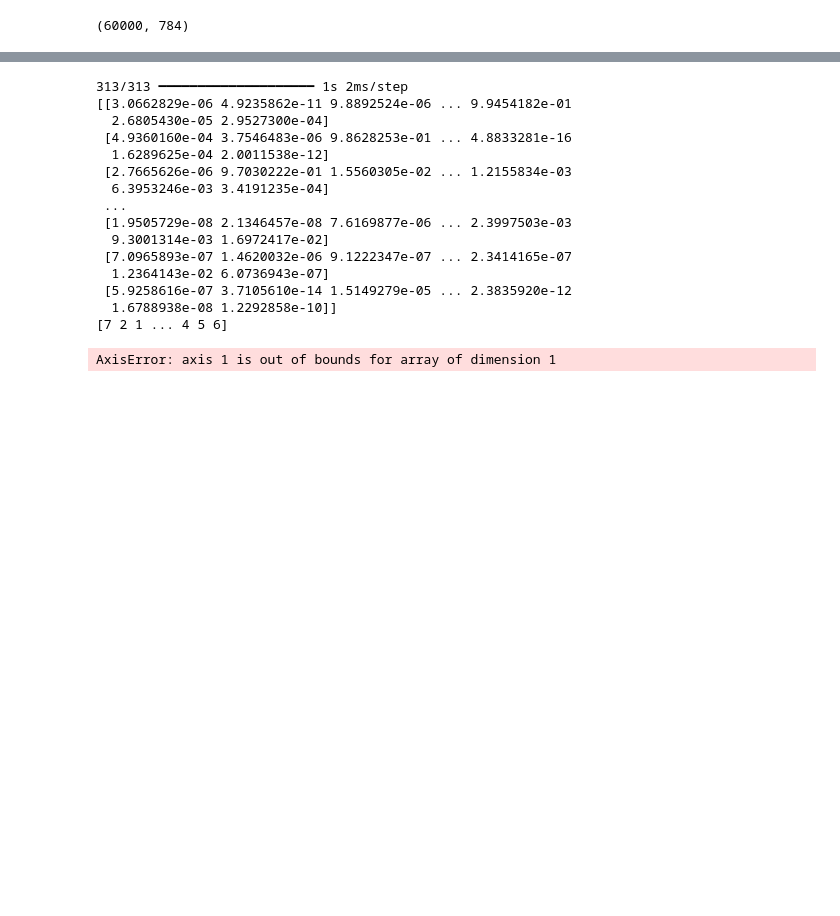
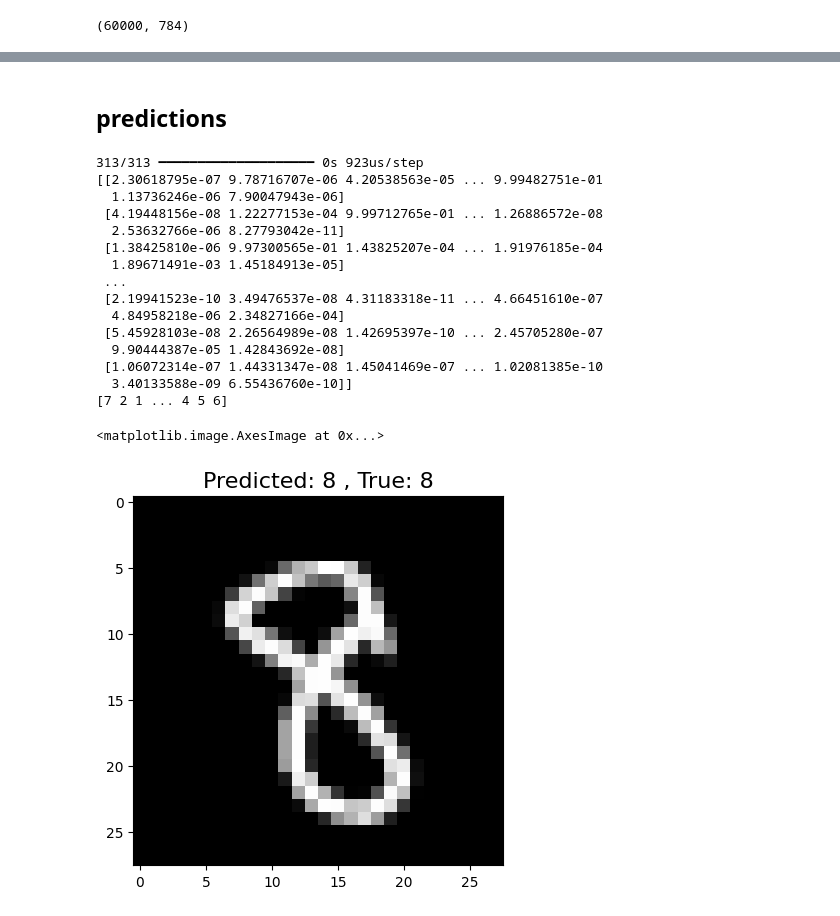
Before and after one commit to krish26/ML, a Jupyter notebook: mnist.ipynb, the cells around one changed output, grey strips where cells are left out. Cells and saved outputs as stored; diff of their text form; code cells hidden in the pictures; blank space fills up the shorter version.

Commit message:
evaluating model

```diff
--- a/mnist.ipynb
+++ b/mnist.ipynb
@@ -63,0 +85,7 @@ for i in range(num_classes):
+# %%
+#we need to make them classes not numbers , coz theese are continuous we cant feed these to model coz if there is
+#something between 4 and 5 it will predict 4.5 and we dont need that so convert to classes so it will give strictly one class
+
+#vector encoding
+y_train = keras.utils.to_categorical(y_train,num_classes)
+y_test = keras.utils.to_categorical(y_test,num_classes)
@@ -107,18 +168,13 @@ print(X_train.shape)
 # output have 10 neurons  as we want to predict 0-9 initially
 
 
+model = Sequential()
 
-model = keras.Sequential(
-    [
-        keras.layers.Dense(10,input_shape=(784,), activation='softmax')
-    ]
-)
+model.add(Dense(units=128 ,input_shape=(784,), activation='relu'))
+model.add(Dense(units=128, activation='relu'))
+model.add(Dropout(0.25))
+model.add(Dense(units=10 , activation='softmax')) #output 10 neurons
 
-model.compile(
-    optimizer = 'adam',
-    loss= 'sparse_categorical_crossentropy',
-    metrics = ['accuracy']
-)
-
-model.fit(x=X_train,y=y_train, epochs = 5 ) # epochs is how many times we train the model
+model.compile(loss='categorical_crossentropy' , optimizer='adam' , metrics=['accuracy'])
+model.summary()
 # %% [output]
@@ -135,0 +196,4 @@ Epoch 5/5
+# %%
+batch_size=512
+epoch=10
+model.fit(x=X_train, y=y_train,batch_size=batch_size,epochs=epoch)
@@ -136,32 +230,36 @@ Epoch 5/5
+# %% [markdown]
+## predictions
 # %%
 y_pred= model.predict(X_test)
-y_pred_classes = np.argmax(y_pred , axis=1)
+y_pred_classes = np.argmax(y_pred , axis=1) #goes to every row and pics high probablity of that index
 print(y_pred)
 print(y_pred_classes)
 # %% [output]
-313/313 ━━━━━━━━━━━━━━━━━━━━ 1s 2ms/step
-[[3.0662829e-06 4.9235862e-11 9.8892524e-06 ... 9.9454182e-01
-  2.6805430e-05 2.9527300e-04]
- [4.9360160e-04 3.7546483e-06 9.8628253e-01 ... 4.8833281e-16
-  1.6289625e-04 2.0011538e-12]
- [2.7665626e-06 9.7030222e-01 1.5560305e-02 ... 1.2155834e-03
-  6.3953246e-03 3.4191235e-04]
+313/313 ━━━━━━━━━━━━━━━━━━━━ 0s 923us/step
+[[2.30618795e-07 9.78716707e-06 4.20538563e-05 ... 9.99482751e-01
+  1.13736246e-06 7.90047943e-06]
+ [4.19448156e-08 1.22277153e-04 9.99712765e-01 ... 1.26886572e-08
+  2.53632766e-06 8.27793042e-11]
+ [1.38425810e-06 9.97300565e-01 1.43825207e-04 ... 1.91976185e-04
+  1.89671491e-03 1.45184913e-05]
  ...
- [1.9505729e-08 2.1346457e-08 7.6169877e-06 ... 2.3997503e-03
-  9.3001314e-03 1.6972417e-02]
- [7.0965893e-07 1.4620032e-06 9.1222347e-07 ... 2.3414165e-07
-  1.2364143e-02 6.0736943e-07]
- [5.9258616e-07 3.7105610e-14 1.5149279e-05 ... 2.3835920e-12
-  1.6788938e-08 1.2292858e-10]]
+ [2.19941523e-10 3.49476537e-08 4.31183318e-11 ... 4.66451610e-07
+  4.84958218e-06 2.34827166e-04]
+ [5.45928103e-08 2.26564989e-08 1.42695397e-10 ... 2.45705280e-07
+  9.90444387e-05 1.42843692e-08]
+ [1.06072314e-07 1.44331347e-08 1.45041469e-07 ... 1.02081385e-10
+  3.40133588e-09 6.55436760e-10]]
 [7 2 1 ... 4 5 6]
 # %%
 random_index = np.random.choice(len(X_test))
 X_sample = X_test[random_index]
-y_true = np.argmax(y_test, axis=1)
+y_true = np.argmax(y_test,axis=1)
 y_sample_true = y_true[random_index]
 y_sample_pred_class = y_pred_classes[random_index]
 
-plt.title('predicted:{} , True:{}' , format(y_sample_pred_class, y_sample_true, fontsize=16))
+plt.title(f"Predicted: {y_sample_pred_class} , True: {y_sample_true}", fontsize=16)
+
 plt.imshow(X_sample.reshape(28,28) , cmap = 'grey')
 # %% [output]
-AxisError: axis 1 is out of bounds for array of dimension 1
+<matplotlib.image.AxesImage at 0x...>
+[figure, added]
```
Also changed, not shown: parts of 14 cells of this notebook, 1 other file.
